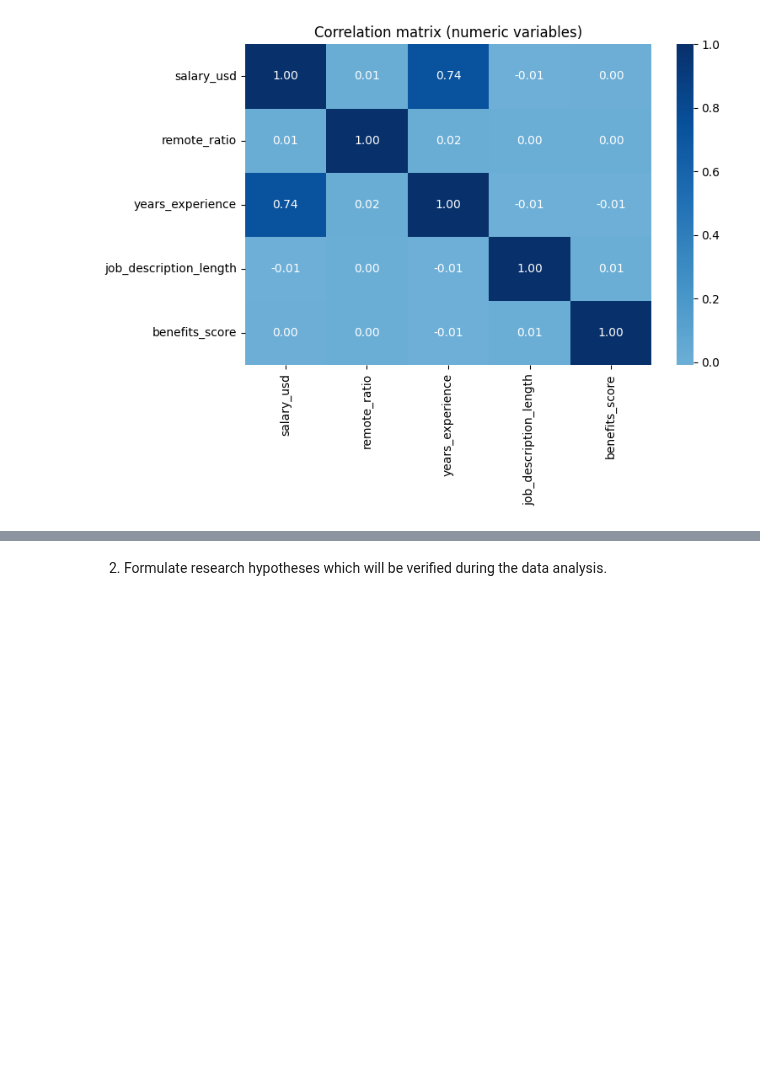
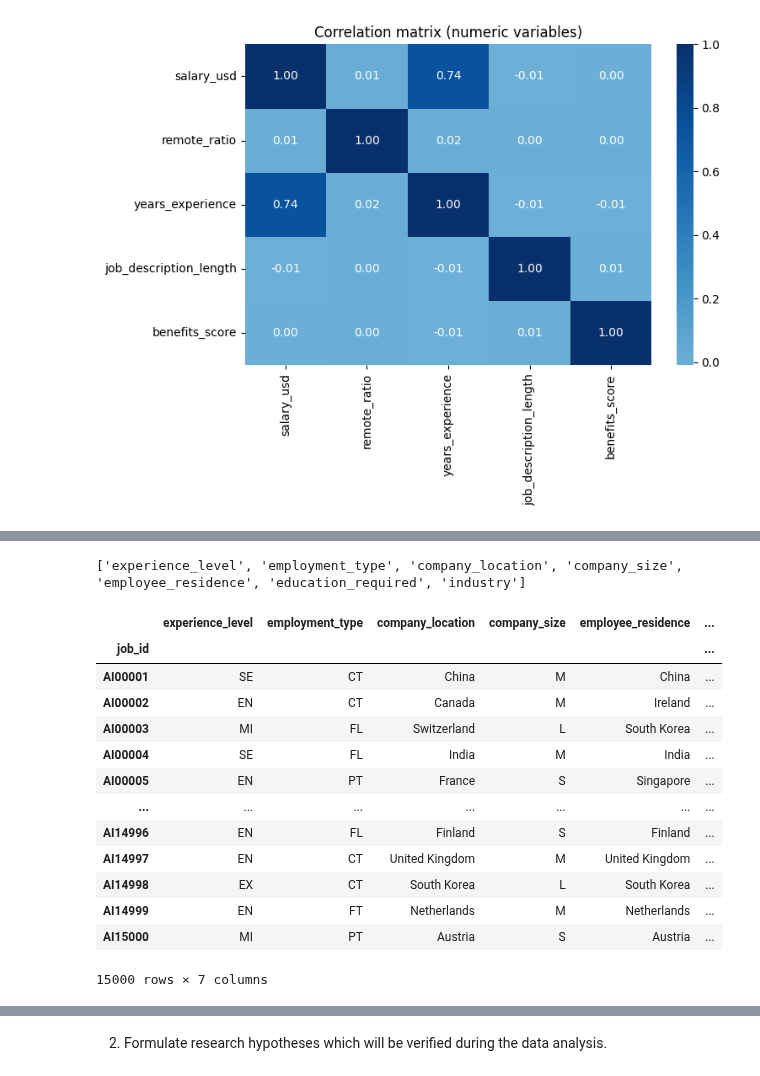
Before and after one commit to CepbluKot/hse-data-analysis-2025, a Jupyter notebook: hw5/Task5_11.10.2025.ipynb, the cells around one changed output, grey strips where cells are left out. Drawn from its saved outputs; the diff is of its cells as text; code cells hidden in the pictures; blank space fills up the shorter version.

```diff
--- a/hw5/Task5_11.10.2025.ipynb
+++ b/hw5/Task5_11.10.2025.ipynb
@@ -120,0 +141,29 @@ NameError: name 'work' is not defined
+# %%
+
+
+cols_to_exclude = [
+    "job_id", "job_title", "salary_currency", "company_name", "required_skills", "job_description", "job_description_length",
+    "job_location", "salary", "posting_date", "application_deadline", "job_id"
+]
+
+
+cat_candidates = [c for c in cat_candidates if c not in cols_to_exclude]
+
+print(cat_candidates)
+df[cat_candidates]
+# %% [output]
+['experience_level', 'employment_type', 'company_location', 'company_size', 'employee_residence', 'education_required', 'industry']
+|  | experience_level | employment_type | company_location | company_size | employee_residence | ... |
+| job_id |  |  |  |  |  | ... |
+| AI00001 | SE | CT | China | M | China | ... |
+| AI00002 | EN | CT | Canada | M | Ireland | ... |
+| AI00003 | MI | FL | Switzerland | L | South Korea | ... |
+| AI00004 | SE | FL | India | M | India | ... |
+| AI00005 | EN | PT | France | S | Singapore | ... |
+| ... | ... | ... | ... | ... | ... | ... |
+| AI14996 | EN | FL | Finland | S | Finland | ... |
+| AI14997 | EN | CT | United Kingdom | M | United Kingdom | ... |
+| AI14998 | EX | CT | South Korea | L | South Korea | ... |
+| AI14999 | EN | FT | Netherlands | M | Netherlands | ... |
+| AI15000 | MI | PT | Austria | S | Austria | ... |
+15000 rows × 7 columns
```
Also changed, not shown: parts of 8 cells of this notebook.
